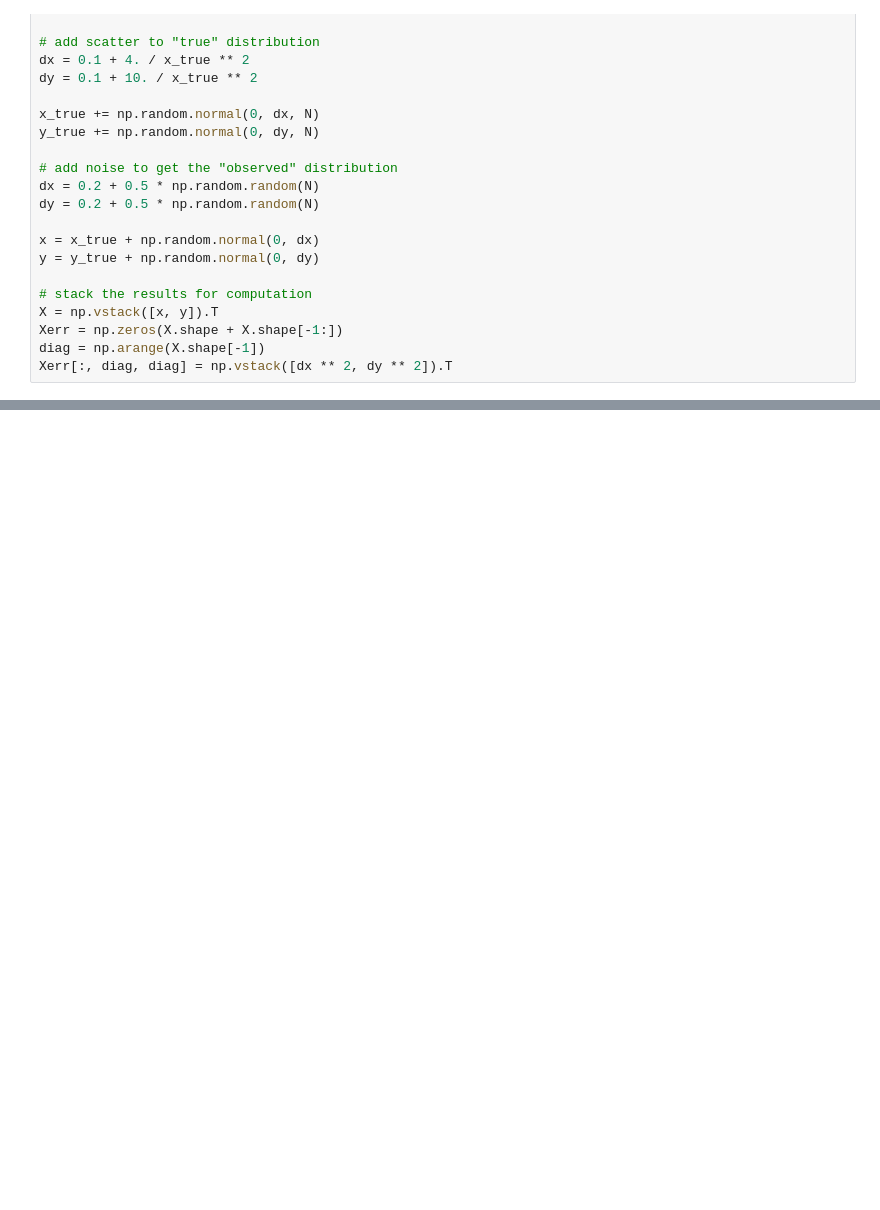
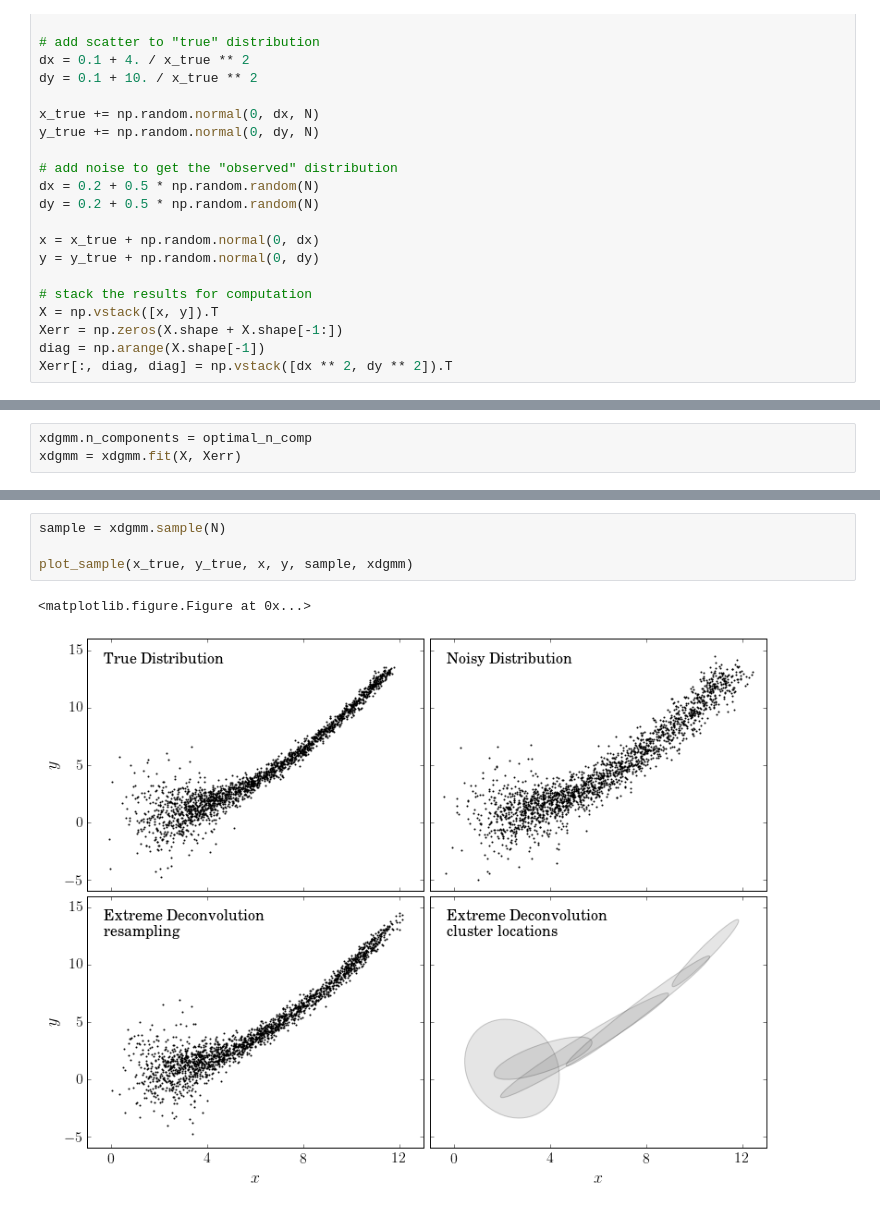
Before and after one commit to tholoien/XDGMM, a Jupyter notebook: Notebooks/Demo.ipynb, the cells around one changed output, grey strips where cells are left out. Cells and saved outputs as stored; diff of their text form; blank space fills up the shorter version.

```diff
--- a/Notebooks/Demo.ipynb
+++ b/Notebooks/Demo.ipynb
@@ -92,0 +88,3 @@ plt.show()
+# %%
+xdgmm.n_components = optimal_n_comp
+xdgmm = xdgmm.fit(X, Xerr)
@@ -92,0 +116,7 @@ plt.show()
+# %%
+sample = xdgmm.sample(N)
+
+plot_sample(x_true, y_true, x, y, sample, xdgmm)
+# %% [output]
+<matplotlib.figure.Figure at 0x...>
+[figure, added]
```
Also changed, not shown: parts of 19 cells of this notebook, 2 other files.
